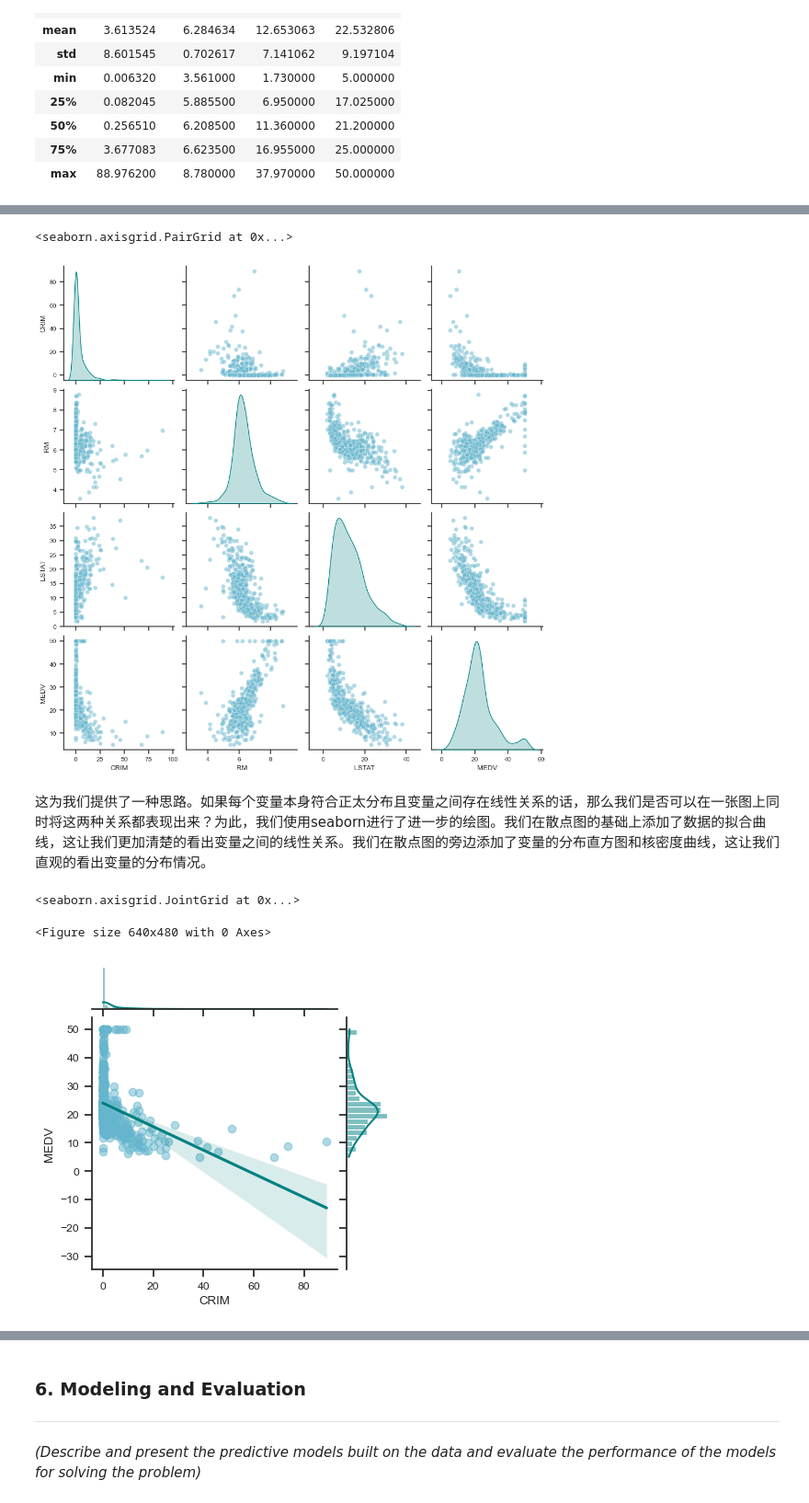
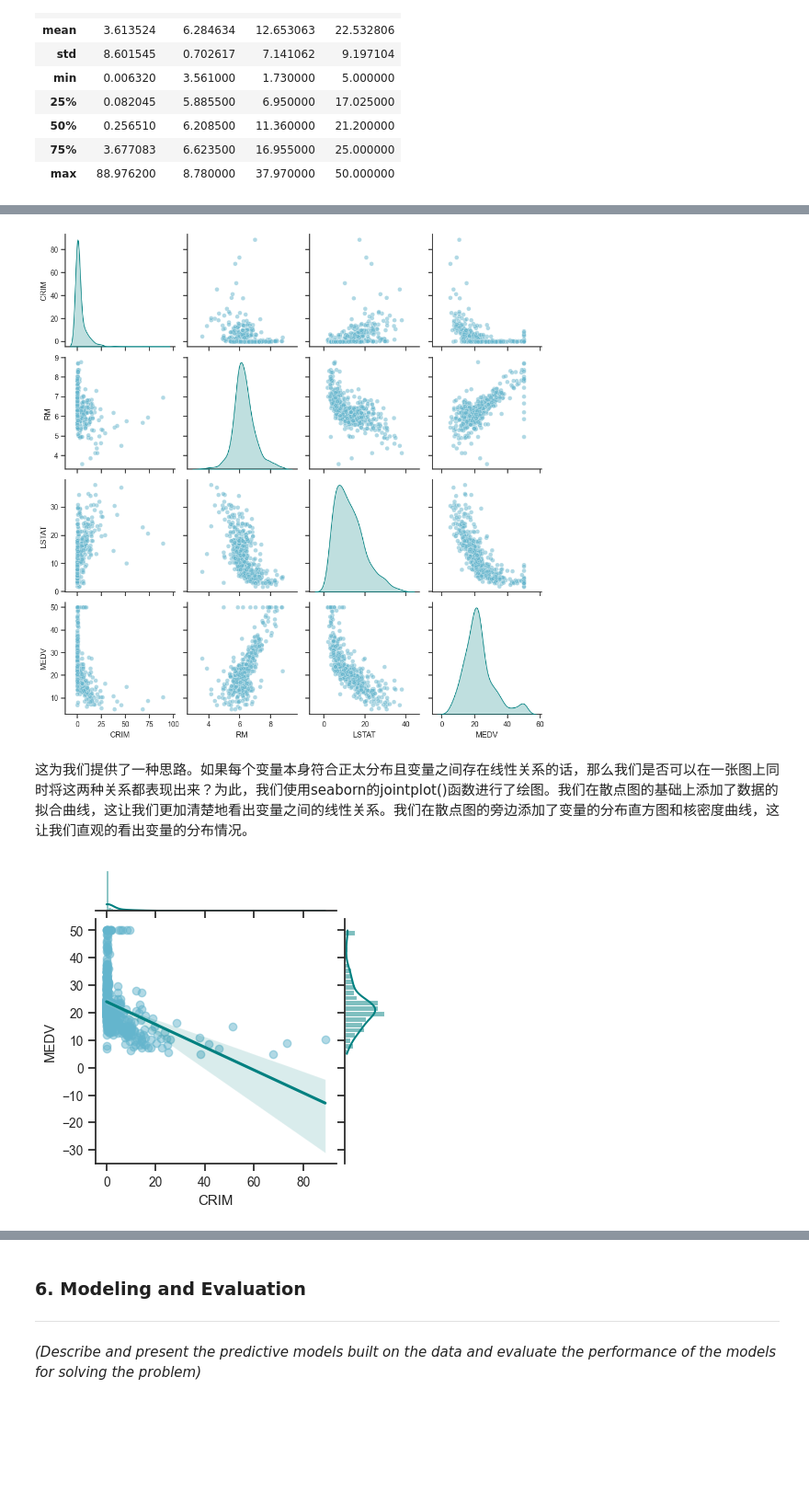
Before and after one commit to lzu215/dsp, a Jupyter notebook: Project_Report.ipynb, the cells around one changed output, grey strips where cells are left out. Shown: that part at 92% size. Drawn from its saved outputs; the diff is of its cells as text; code cells hidden in the pictures; blank space fills up the shorter version.

```diff
--- a/Project_Report.ipynb
+++ b/Project_Report.ipynb
@@ -88,3 +90,7 @@ housing
+# %%
+import matplotlib.pyplot as plt
+import seaborn as sns
+sns.set(style = 'ticks', font_scale=0.9)
 # %% [markdown]
 在得到数据后，我们对数据进行了清洗。首先，我们对数据进行切片，提取出我们需要的列。其次，我们剔除了含有缺失项的行。
 # %%
@@ -157,24 +180,20 @@ plt.show()
 # %%
-import seaborn as sns
-sns.set(style = 'ticks', font_scale = 0.8)
-
 # Create pair plots for dataframe
 sns.pairplot(housing,diag_kind="kde",
              plot_kws=dict(color="c", alpha=0.5),
              diag_kws=dict(fill=True,color="teal"))
+
+plt.show()
 # %% [output]
-<seaborn.axisgrid.PairGrid at 0x...>
-[figure, old version]
+[figure, new version]
 # %% [markdown]
-这为我们提供了一种思路。如果每个变量本身符合正太分布且变量之间存在线性关系的话，那么我们是否可以在一张图上同时将这两种关系都表现出来？为此，我们使用seaborn进行了进一步的绘图。我们在散点图的基础上添加了数据的拟合曲线，这让我们更加清楚的看出变量之间的线性关系。我们在散点图的旁边添加了变量的分布直方图和核密度曲线，这让我们直观的看出变量的分布情况。
+这为我们提供了一种思路。如果每个变量本身符合正太分布且变量之间存在线性关系的话，那么我们是否可以在一张图上同时将这两种关系都表现出来？为此，我们使用seaborn的jointplot()函数进行了绘图。我们在散点图的基础上添加了数据的拟合曲线，这让我们更加清楚地看出变量之间的线性关系。我们在散点图的旁边添加了变量的分布直方图和核密度曲线，这让我们直观的看出变量的分布情况。
 # %%
-figure = plt.figure()
-
 sns.jointplot(x='CRIM', y='MEDV', data=housing, kind='reg', height=4,
               joint_kws=dict(scatter_kws = {'color': 'c', 'alpha': 0.5}, line_kws = {'color': 'teal'}),
               marginal_kws=dict(color='teal'))
+
+plt.show()
 # %% [output]
-<seaborn.axisgrid.JointGrid at 0x...>
-<Figure size 640x480 with 0 Axes>
-[figure, old version]
+[figure, new version]
 # %%
```
Also changed, not shown: parts of 9 cells of this notebook.
